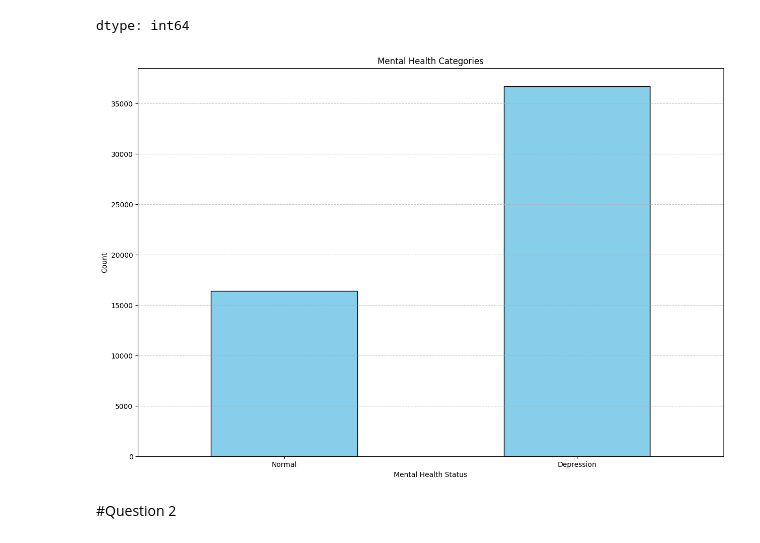
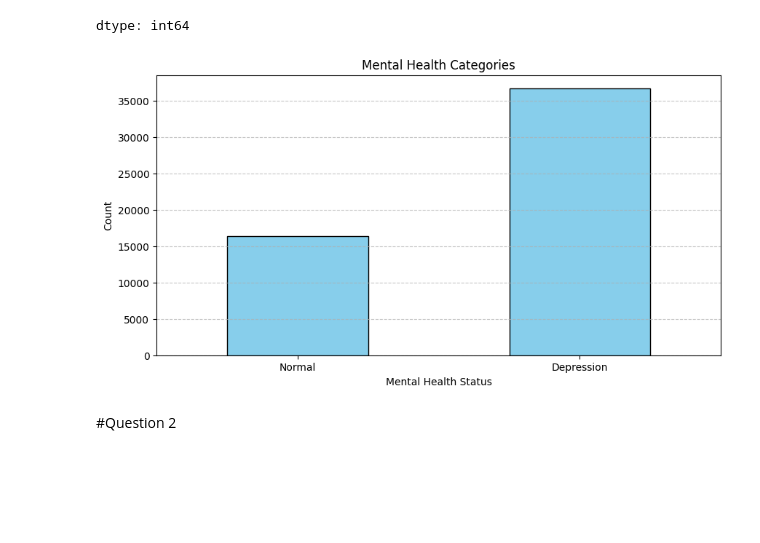
Before and after one commit to syahmishamz/Data-Analytics-ML, a Jupyter notebook: Solutions/ITS69304_Group1_GroupAssignment.ipynb, the cells around one changed output. Drawn from its saved outputs; the diff is of its cells as text; code cells hidden in the pictures; blank space fills up the shorter version.

```diff
--- a/Solutions/ITS69304_Group1_GroupAssignment.ipynb
+++ b/Solutions/ITS69304_Group1_GroupAssignment.ipynb
@@ -189,17 +183,17 @@ status_count
 | Depression | 36668 |
 dtype: int64
 # %%
-plt.figure(figsize=(15, 10))
+plt.figure(figsize=(10, 5))
 status_count.plot(kind="bar", color="skyblue", edgecolor="black")
 
 plt.xlabel("Mental Health Status")
 plt.ylabel("Count")
 plt.title("Mental Health Categories")
 plt.xticks(rotation=0)
 plt.grid(axis="y", linestyle="--", alpha=0.7)
 plt.show()
 # %% [output]
-[figure, old version]
+[figure, new version]
 # %% [markdown]
 #Question 2
 # %% [markdown]
```
Also changed, not shown: parts of 14 cells of this notebook.
